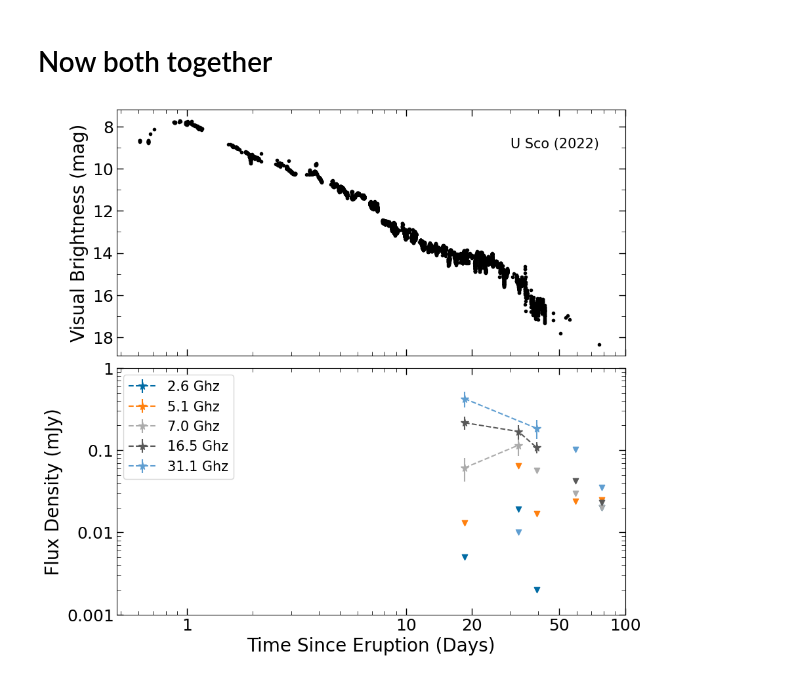
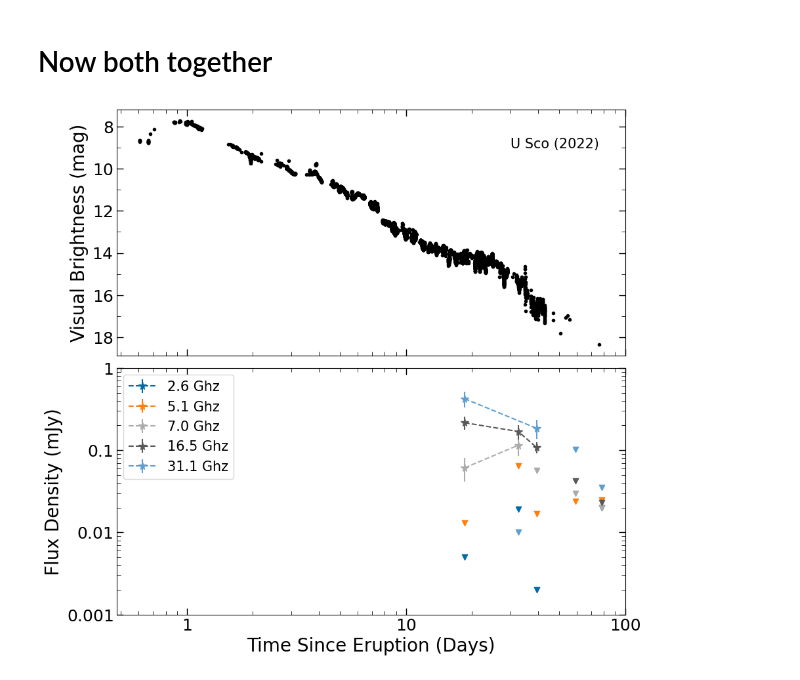
Before and after one commit to Wilhelm005/Research-Code, a Jupyter notebook: USco Lightcurve.ipynb, the cells around one changed output. Drawn from its saved outputs; the diff is of its cells as text; code cells hidden in the pictures.

Commit message:
RS Oph and U Sco light curve work

```diff
--- a/USco Lightcurve.ipynb
+++ b/USco Lightcurve.ipynb
@@ -420,32 +420,32 @@ axs[1].errorbar(days2_6d, flux2_6d, yerr=flux_err2_6d, linestyle ='--', fmt = '*
 axs[1].errorbar(days5_1d, flux5_1d, yerr=flux_err5_1d, linestyle ='--', fmt = '*', markersize = 8.5, label='5.1 Ghz')
 axs[1].errorbar(days7d, flux7d, yerr=flux_err7d, linestyle ='--', fmt = '*', markersize = 8.5 , label='7.0 Ghz')
 #axs[1].errorbar(days13_7d, flux13_7d, yerr=flux_err13_7d, linestyle ='--', fmt = '*' , label='13.7 Ghz')
 axs[1].errorbar(days16_5d, flux16_5d, yerr=flux_err16_5d, linestyle ='--', fmt = '*', markersize = 8.5 , label='16.5 Ghz')
 axs[1].errorbar(days31_1d, flux31_1d, yerr=flux_err31_1d, linestyle ='--', fmt = '*' , markersize = 8.5, label='31.1 Ghz')
 #axs[1].errorbar(days34_9d, flux34_9d, yerr=flux_err34_9d, linestyle ='--', fmt = '*' , label='34.9 Ghz')
 
 
 axs[1].scatter(days2_6nd, flux2_6nd , marker = 'v')
 #axs[1].scatter(days3_4nd, flux3_4nd , marker = 'v')
 axs[1].scatter(days5_1nd, flux5_1nd , marker = 'v')
 axs[1].scatter(days7nd, flux7nd , marker = 'v')
 #axs[1].scatter(days13_7nd, flux13_7nd , marker = 'v')
 axs[1].scatter(days16_5nd, flux16_5nd , marker = 'v')
 axs[1].scatter(days31_1nd, flux31_1nd , marker = 'v')
 #axs[1].scatter(days34_9nd, flux34_9nd , marker = 'v')
 
 
 axs[1].legend(fontsize=15)
 
-axs[1].set_xticks([1, 10,20,50,100], labels = ['1', '10','20','50','100'], fontsize = 18)
+axs[1].set_xticks([1, 10,100], labels = ['1', '10','100'], fontsize = 18)
 axs[1].set_yticks([0.001,0.01, .1,1.0], labels = [r'$0.001$',r'$0.01$',r'$0.1$',r'$1$'], fontsize = 18)
 
 axs[1].tick_params(which='minor', length =4, direction = 'in', top=True, labeltop=False, bottom=True, labelbottom=False, right = True,labelright = False)
 axs[1].tick_params(which='major', length=7, direction = 'in', width =1, top=True, labeltop=False, bottom=True, labelbottom=True, right = True, labelright = False)
 
 
 fig.subplots_adjust(hspace=0.05)
 plt.savefig("USco_Optical_and_Radio_lightcurves.png")
 plt.show();
 # %% [output]
-[figure, old version]
+[figure, new version]
```
Also changed, not shown: 2 other files.
